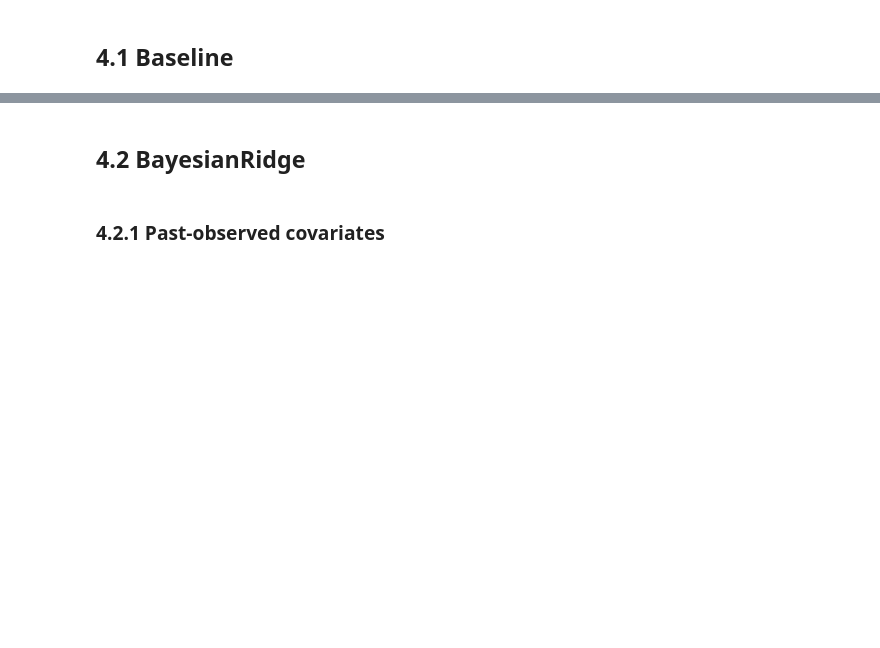
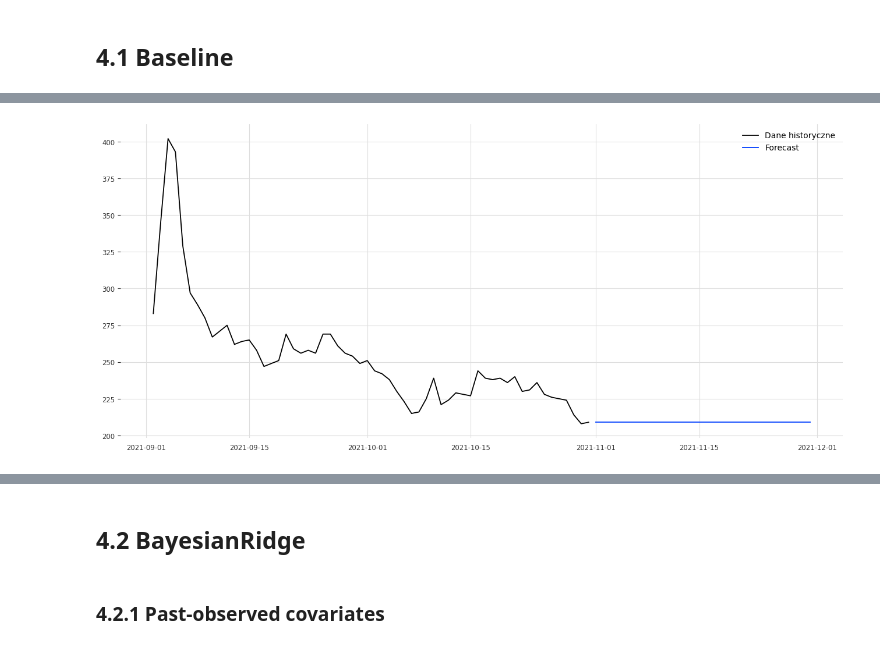
Before and after one commit to it4datascience/CuValley-Batmaja, a Jupyter notebook: src/modelling.ipynb, the cells around one changed output, grey strips where cells are left out. Drawn from its saved outputs; the diff is of its cells as text; code cells hidden in the pictures; blank space fills up the shorter version.

Commit message:
Update modelling

```diff
--- a/src/modelling.ipynb
+++ b/src/modelling.ipynb
@@ -142,3 +141,4 @@ backtests_baseline = baseline_model.historical_forecasts(series=dataset_ts,
                                                          last_points_only=False,
                                                          forecast_horizon=horizons,
                                                          retrain=True)
+baseline_model.fit(test_dataset)
@@ -199,0 +147,23 @@ horizon_to_viz = 7
+# %%
+baseline_forecast = baseline_model.predict(horizons)
+baseline_forecast = baseline_forecast.pd_dataframe().reset_index(drop=False)
+baseline_forecast.columns = baseline_forecast.columns
+baseline_forecast.columns.name = None
+
+baseline_forecast['Model'] = 'Baseline'
+baseline_forecast['Zmienne'] = None
+
+target_to_viz = 'GŁOGÓW (151160060) Stan wody [cm]'
+
+plt.figure(figsize=(16, 7))
+
+plt.plot(dataset_ts[target_to_viz].time_index[-60:],
+         dataset_ts[target_to_viz].values()[-60:],
+         label=f'Dane historyczne')
+plt.plot(baseline_forecast['Data'],
+         baseline_forecast[target_to_viz], label=f'Forecast')
+
+plt.legend(loc='upper right')
+plt.show()
+# %% [output]
+[figure, added]
```
Also changed, not shown: parts of 20 cells of this notebook, 1 other file.
